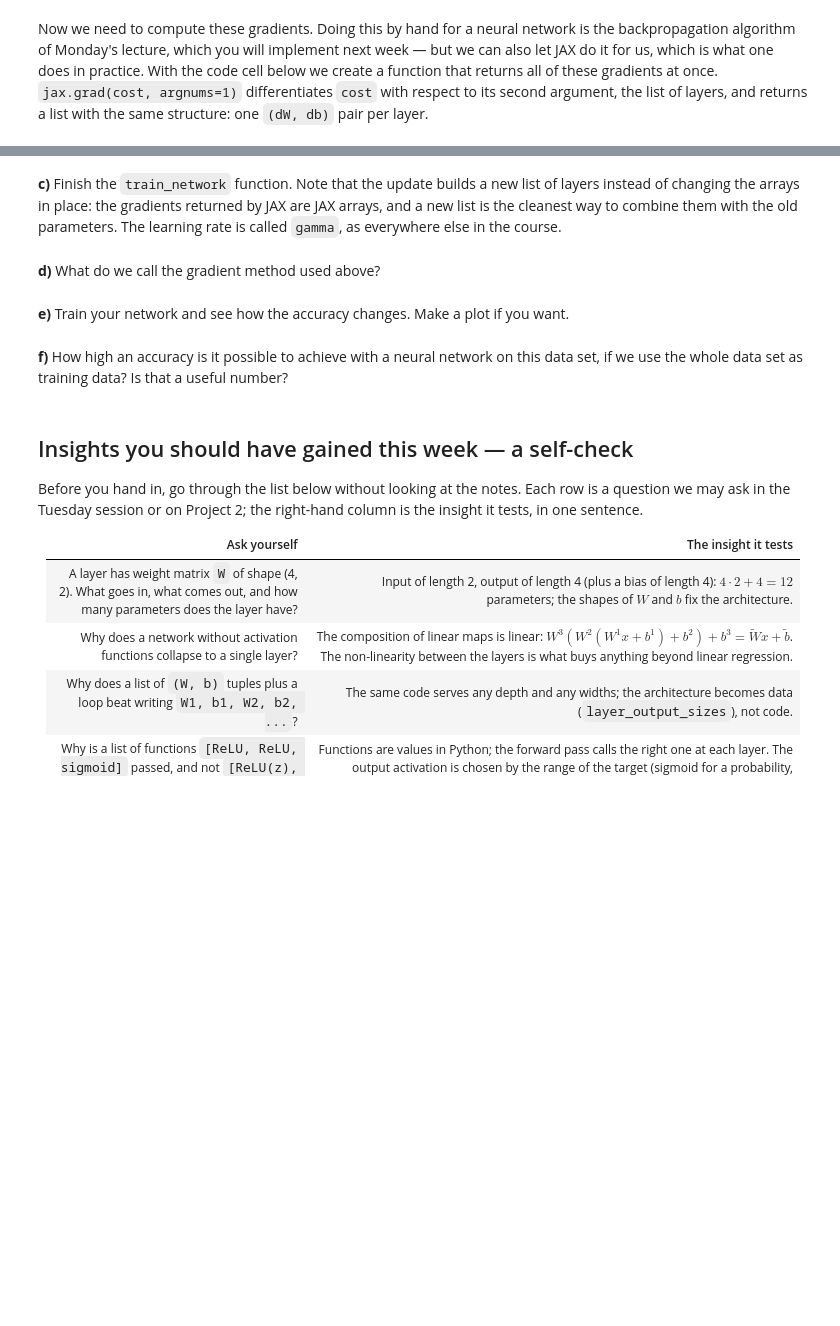
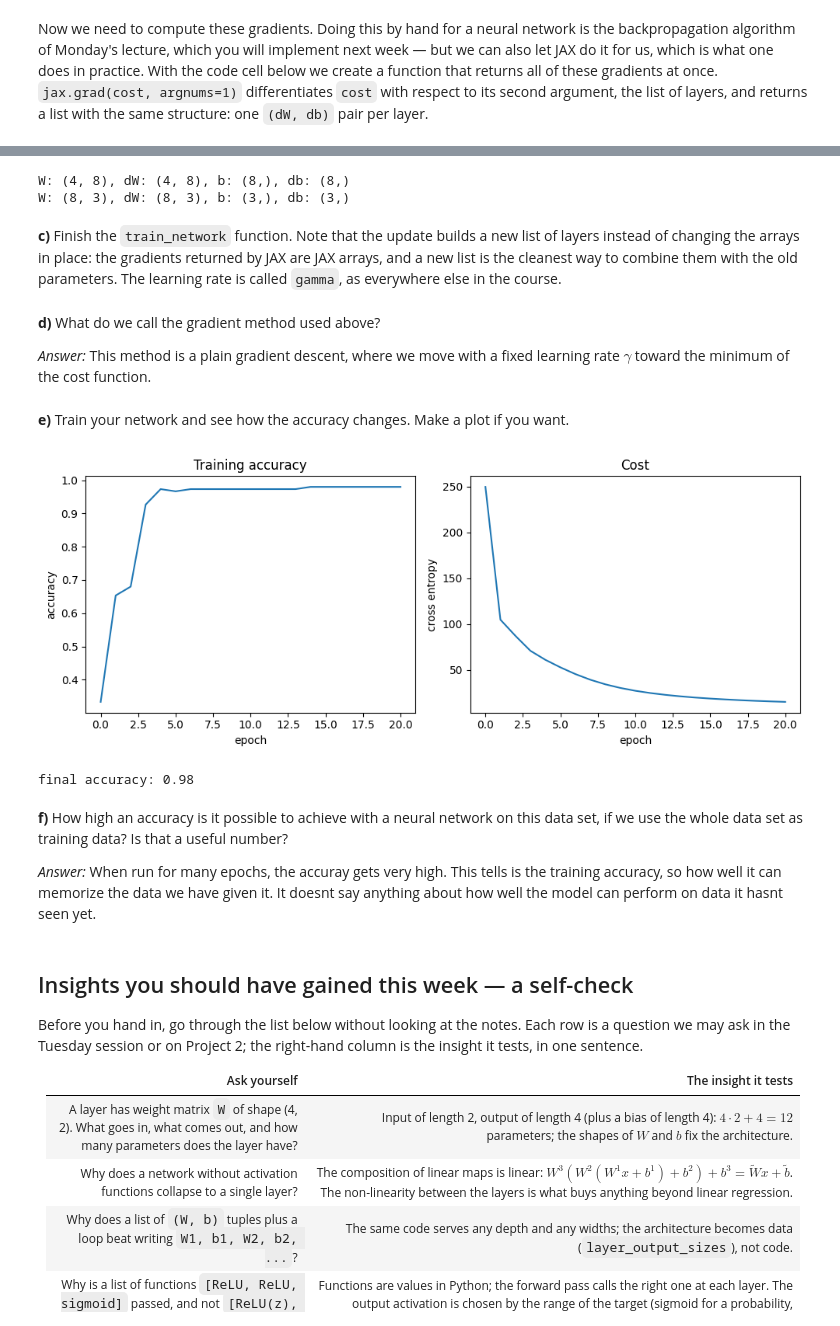
Before and after one commit to nillescorner/FYS-STK4155-Group, a Jupyter notebook: WeeklyTasks/exercisesweek41.ipynb, the cells around one changed output, grey strips where cells are left out. Saved outputs shown, nothing was run; the diff lists cells and outputs as text; code cells hidden in the pictures; blank space fills up the shorter version.

```diff
--- a/WeeklyTasks/exercisesweek41.ipynb
+++ b/WeeklyTasks/exercisesweek41.ipynb
@@ -351,8 +388,10 @@ add up to 1, and their magnitudes reflect the magnitudes of the scores before
 the softmax. Remember to use the batched versions of `create_layers` and
 `feed_forward`.
 # %%
-...
-layers = ...
+network_input_size = 4
+layer_output_sizes = [8, 3]
+activation_funcs = [sigmoid, softmax]
+layers = create_layers_batch(network_input_size, layer_output_sizes)
 # %% [markdown]
 **c)** Evaluate your model on the entire iris data set. For later purposes we
 will split the data into training and test sets and compute gradients on
@@ -367,2 +408,8 @@ changes. What accuracy would you expect from guessing?
 # %%
-print(accuracy(predictions, targets))
+print(f"Accuracy: {accuracy(predictions, targets):.1%}")
+
+print("Recreating the model:")
+for i in range(5):
+    layers = create_layers_batch(network_input_size, layer_output_sizes)
+    predictions = feed_forward_batch(inputs, layers, activation_funcs)
+    print(f"{accuracy(predictions, targets):.1%}")
@@ -423,6 +480,12 @@ shapes of what is inside. What does `jax.grad` actually do?
 layers_grad = gradient_func(
     inputs, layers, activation_funcs, targets
 )  # Don't change this
+
+for (W, b), (W_g, b_g) in zip(layers, layers_grad):
+    print(f'W: {W.shape}, dW: {W_g.shape}, b: {b.shape}, db: {b_g.shape}')
+# %% [output]
+W: (4, 8), dW: (4, 8), b: (8,), db: (8,)
+W: (8, 3), dW: (8, 3), b: (3,), db: (3,)
 # %% [markdown]
 **c)** Finish the `train_network` function. Note that the update builds a
 new list of layers instead of changing the arrays in place: the gradients
@@ -431,23 +494,48 @@ them with the old parameters. The learning rate is called `gamma`, as
 everywhere else in the course.
 # %%
 def train_network(
-    inputs, layers, activation_funcs, targets, gamma=0.001, epochs=100
-):
+    inputs, layers, activation_funcs, targets, gamma=0.001, epochs=100):
+    history = []
+
     for i in range(epochs):
         layers_grad = gradient_func(inputs, layers, activation_funcs, targets)
-        layers = [(W - ..., b - ...) for (W, b), (W_g, b_g) in zip(layers, layers_grad)]
-    return layers
+        layers = [(W - gamma * W_g, b - gamma * b_g) for (W, b), (W_g, b_g) in zip(layers, layers_grad)]
+
+        if i % 50 == 0 or i == epochs - 1:
+            predictions = feed_forward_batch(inputs, layers, activation_funcs)
+            history.append((i, float(cost(inputs, layers, activation_funcs, targets)), accuracy(predictions, targets)))
+
+    return layers, history
 # %% [markdown]
 **d)** What do we call the gradient method used above?
+
+*Answer:* This method is a plain gradient descent, where we move with a fixed learning rate $\gamma$ toward the minimum of the cost function.
 # %% [markdown]
 **e)** Train your network and see how the accuracy changes. Make a plot if
 you want.
 # %%
-...
+trained, history = train_network(inputs, layers, activation_funcs, targets, epochs = 1000)
+epochs_rec, costs, accuracies = zip(*history)
+
+
+fig, (ax1, ax2) = plt.subplots(1, 2, figsize=(10, 4))
+ax1.plot(accuracies)
+ax1.set(xlabel="epoch", ylabel="accuracy", title="Training accuracy")
+ax2.plot(costs)
+ax2.set(xlabel="epoch", ylabel="cross entropy", title="Cost")
+plt.tight_layout()
+plt.show()
+
+print("final accuracy:", accuracies[-1])
+# %% [output]
+[figure, added]
+final accuracy: 0.98
 # %% [markdown]
 **f)** How high an accuracy is it possible to achieve with a neural network
 on this data set, if we use the whole data set as training data? Is that a
 useful number?
+
+*Answer:* When run for many epochs, the accuray gets very high. This tells is the training accuracy, so how well it can memorize the data we have given it. It doesnt say anything about how well the model can perform on data it hasnt seen yet.
 # %% [markdown]
 ## Insights you should have gained this week — a self-check
 
```
Also changed, not shown: parts of 15 cells of this notebook.
